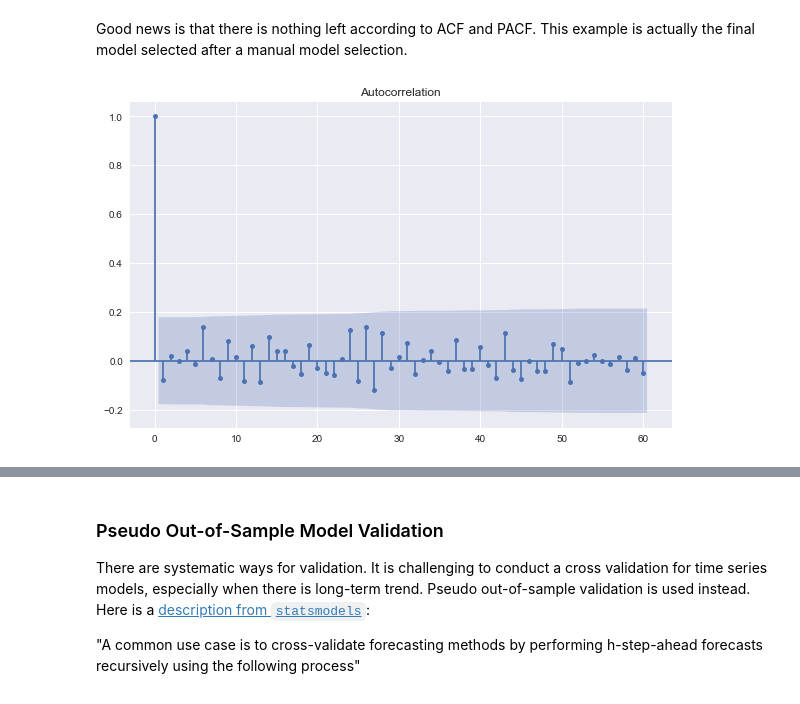
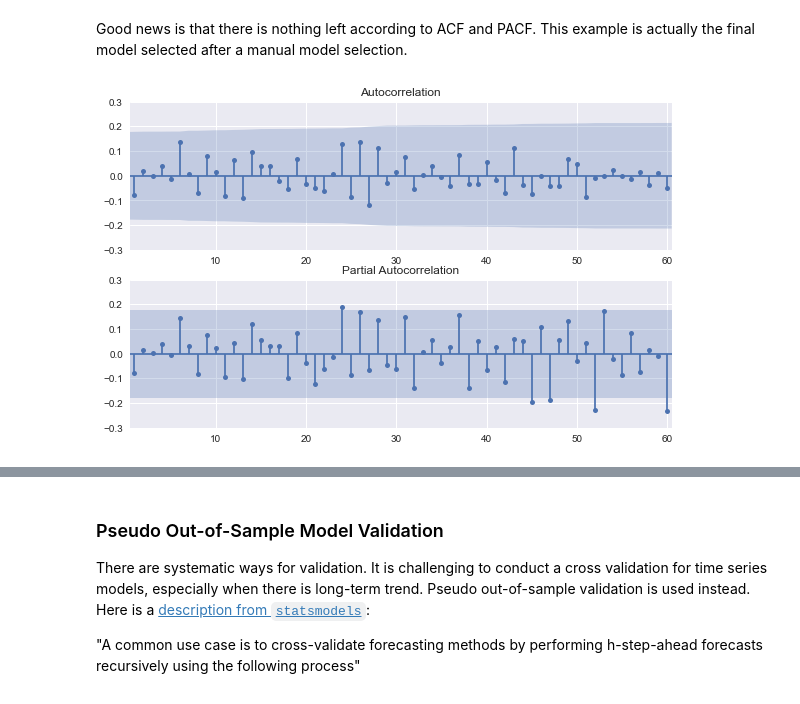
Before and after one commit to edxu96/elec_consumption, a Jupyter notebook: 01_forecast.ipynb, the cells around one changed output, grey strips where cells are left out. Saved outputs shown, nothing was run; the diff lists cells and outputs as text; code cells hidden in the pictures.

Commit message:
Smaller figure for ACF and PACF (#109)

```diff
--- a/01_forecast.ipynb
+++ b/01_forecast.ipynb
@@ -201,7 +195,6 @@ Warnings:
 Good news is that there is nothing left according to ACF and PACF. This example is actually the final model selected after a manual model selection.
 # %%
 #hide_input
-_, ax = plt.subplots(1, 1)
-plot_acf(fit.resid.fillna(0), lags=60, ax=ax);
+utils.plot_acf_pacf(fit.resid.fillna(0))
 # %% [output]
-[figure, old version]
+[figure, new version]
```
Also changed, not shown: parts of 13 cells of this notebook, 1 other file.
